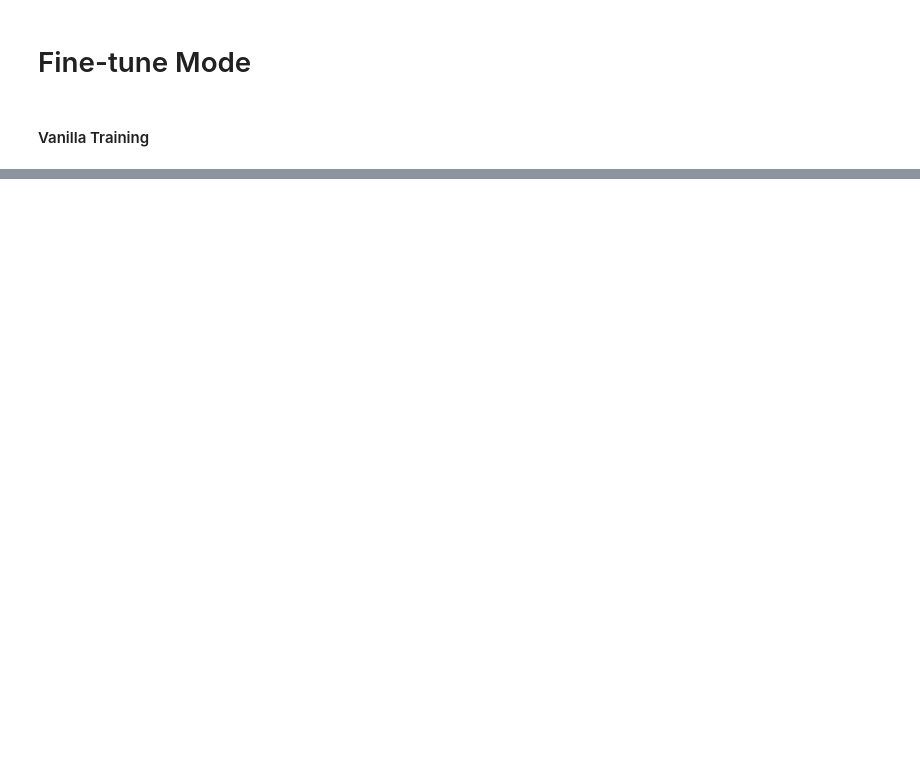
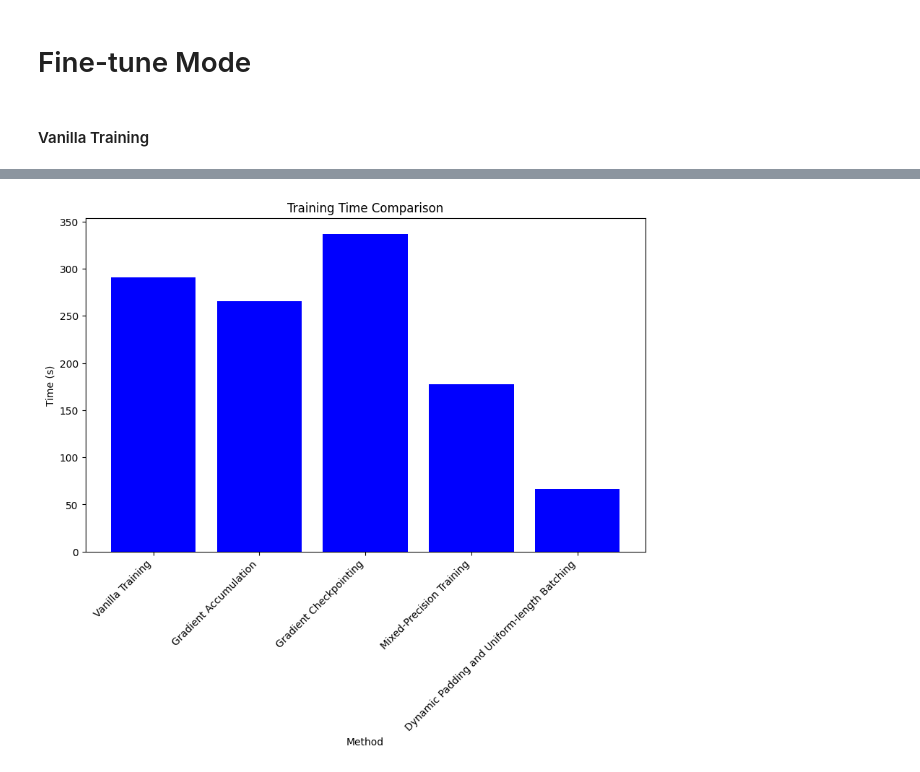
Before and after one commit to mehedihasanbijoy/How-to-HuggingFace, a Jupyter notebook: Efficient_Ways_of_LLMs_Fine_Tuning.ipynb, the cells around one changed output, grey strips where cells are left out. Saved outputs shown, nothing was run; the diff lists cells and outputs as text; code cells hidden in the pictures; blank space fills up the shorter version.

```diff
--- a/Efficient_Ways_of_LLMs_Fine_Tuning.ipynb
+++ b/Efficient_Ways_of_LLMs_Fine_Tuning.ipynb
@@ -249,0 +681,17 @@ Dataset({
+# %%
+data = {
+    'Method': [
+        'Vanilla Training',
+        'Gradient Accumulation',
+        'Gradient Checkpointing',
+        'Mixed-Precision Training',
+        'Dynamic Padding and Uniform-length Batching'
+    ],
+    'Training Loss': [0.0125, 0.0000, 0.0000, 0.0000, 0.0000],
+    'Time (s)': [290.62, 265.45, 336.87, 177.73, 66.64],
+    'Samples/second': [0.86, 0.94, 0.74, 1.41, 3.75],
+    'GPU Memory Occupied (MB)': [12148, 13290, 8606, 8586, 7340]
+}
+
+df = pd.DataFrame(data)
+df
@@ -249,0 +720,11 @@ Dataset({
+# %%
+# Plot Time
+plt.figure(figsize=(10, 6))
+plt.bar(df['Method'], df['Time (s)'], color='blue')
+plt.xlabel('Method')
+plt.ylabel('Time (s)')
+plt.title('Training Time Comparison')
+plt.xticks(rotation=45, ha='right')
+plt.show()
+# %% [output]
+[figure, added]
```
Also changed, not shown: parts of 40 cells of this notebook.
